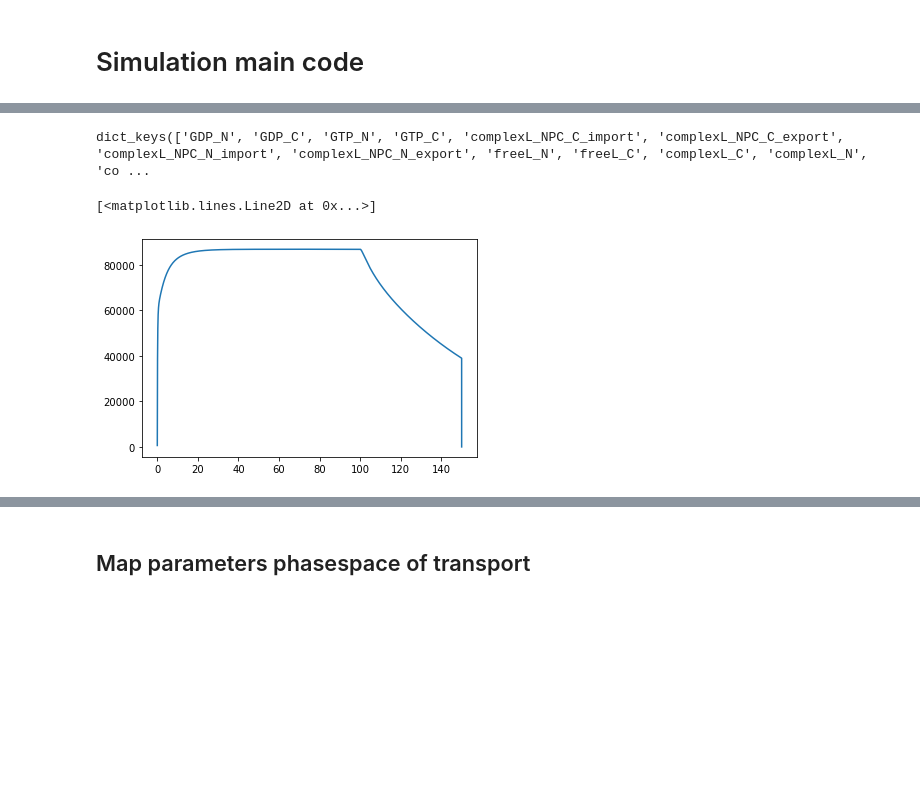
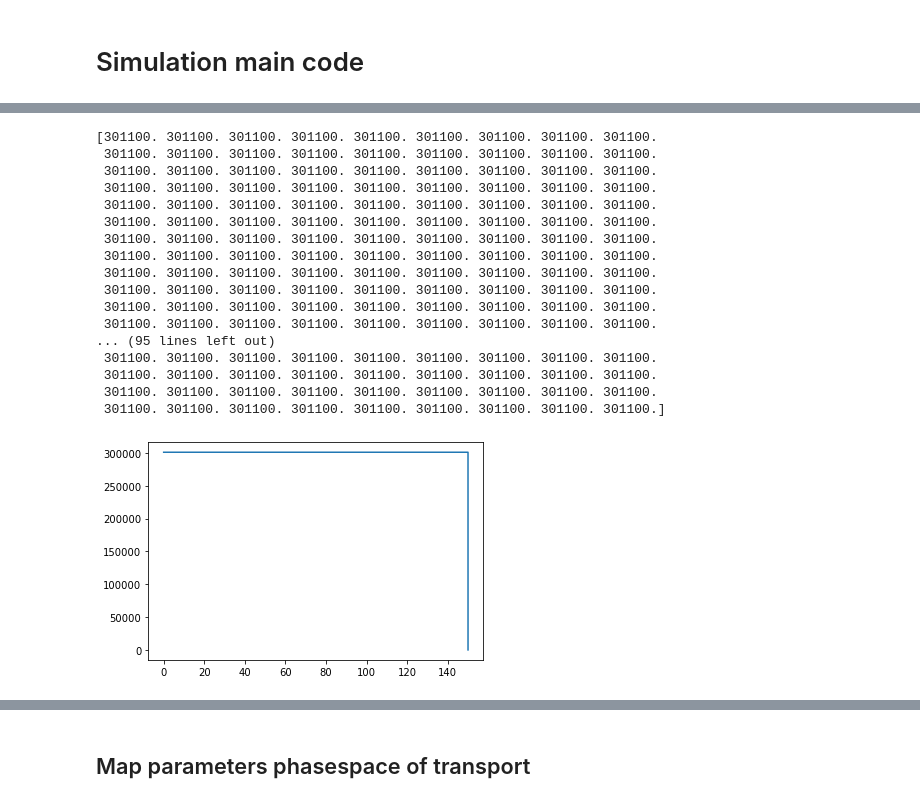
Before and after one commit to ravehlab/npctransport_kinetic, a Jupyter notebook: NPC_FLIP_simulations.ipynb, the cells around one changed output, grey strips where cells are left out. Cells and saved outputs as stored; diff of their text form; code cells hidden in the pictures; blank space fills up the shorter version.

```diff
--- a/NPC_FLIP_simulations.ipynb
+++ b/NPC_FLIP_simulations.ipynb
@@ -57,6 +60,15 @@ def time_series(sim_time_sec, attributes, n_skip=10, dt_sec=1e-3, **kwargs):
   ts= TransportSimulation(**kwargs)
   ts.bleach_start_time_sec= 100.0
   ts.dt_sec= dt_sec
+  ##### DEBUG
+  DEBUG= False
+  if DEBUG:
+      init_params= {"Ran_cell_M": 20e-6}
+      ts= get_new_transport_simulation(**init_params)
+      ts.set_params(
+        max_passive_diffusion_rate_nmol_per_sec_per_M  = 2e+7,
+        fraction_complex_NPC_traverse_per_sec = 1.0)
+  ##### DEBUG
   n= int(np.ceil(sim_time_sec / ts.dt_sec))
   print(f"Running for n={n} time steps")
   n_frames= int(np.floor(n/n_skip)) + 1
@@ -88,7 +100,10 @@ def plot_simulation_attributes(sim_time_sec,
                   n_skip= n_skip,
                   dt_sec= dt_sec,
                   **kwargs)
-  fig, axes= plt.subplots(3,1, figsize=(10,15), squeeze= False)
+  fig, axes= plt.subplots(len(attributes_list),
+                          1,
+                          figsize=(10,15),
+                          squeeze= False)
   for cur_attributes, ax in zip(attributes_list, axes[:,0]):
       print(cur_attributes)
       for attr in cur_attributes:
@@ -107,7 +122,7 @@ def plot_simulation_attributes(sim_time_sec,
         ax.set_ylim(ylim)
   return axes, x, c
 # %%
-sim_time_sec= 150.0
+sim_time_sec= 100.0
 RAN_attributes = ['GDP_N', 'GDP_C', 'GTP_N', 'GTP_C']
 cargoL_attributes= ['complexL_NPC_C_import', 'complexL_NPC_C_export',
                     'complexL_NPC_N_import', 'complexL_NPC_N_export',
@@ -121,10 +136,13 @@ npc_attributes = ['nmol_NPC']
 dock_attributes = ['c_C_M', 'fraction_C_b', 'nmol_NPC', 'NPC_dock_capacity']
 # %%
 is_log= False
+sim_flags= dict(rate_free_to_complex_per_sec=1.0,
+                max_passive_diffusion_rate_nmol_per_sec_per_M=2e7)
 ax, x, c= plot_simulation_attributes(sim_time_sec,
                            [ RAN_attributes,
                              cargoL_attributes,
                              cargoU_attributes ],
                             log= is_log,
-                            dt_sec=1e-3)
+                            dt_sec=1e-3,
+                            **sim_flags)
 # %% [output]
@@ -138,19 +156,36 @@ Cargo after: 301099.9999999986
 # %%
-print(c.keys())
 fig,ax= plt.subplots(1,1)
-ax.plot(x,
-        c['complexL_NPC_C_import']+
-        c['complexL_NPC_C_export']+
-        c['complexL_NPC_N_import']+
-        c['complexL_NPC_N_export'])
+
+total_cargo= 0.0 * c['complexL_NPC_C_import']
+for key in c.keys():
+    if key.startswith('complex') or key.startswith('free'):
+        total_cargo += c[key]
+ax.plot(x, total_cargo)
+print(total_cargo[1:1000])
+
 #plt.show()
 #plt.figure(figsize=(10,5))
 #c=plot_simulation_attributes(sim_time_sec, cargoL_attributes, log= is_log)
 #plt.show()
 #plt.figure(figsize=(10,5))
 #c=plot_simulation_attributes(sim_time_sec, cargoU_attributes, log= is_log)
 #plt.show()
 # %% [output]
-dict_keys(['GDP_N', 'GDP_C', 'GTP_N', 'GTP_C', 'complexL_NPC_C_import', 'complexL_NPC_C_export', 'complexL_NPC_N_import', 'complexL_NPC_N_export', 'freeL_N', 'freeL_C', 'complexL_C', 'complexL_N', 'co ...
+[301100. 301100. 301100. 301100. 301100. 301100. 301100. 301100. 301100.
+ 301100. 301100. 301100. 301100. 301100. 301100. 301100. 301100. 301100.
+ 301100. 301100. 301100. 301100. 301100. 301100. 301100. 301100. 301100.
+ 301100. 301100. 301100. 301100. 301100. 301100. 301100. 301100. 301100.
+ 301100. 301100. 301100. 301100. 301100. 301100. 301100. 301100. 301100.
+ 301100. 301100. 301100. 301100. 301100. 301100. 301100. 301100. 301100.
+ 301100. 301100. 301100. 301100. 301100. 301100. 301100. 301100. 301100.
+ 301100. 301100. 301100. 301100. 301100. 301100. 301100. 301100. 301100.
+ 301100. 301100. 301100. 301100. 301100. 301100. 301100. 301100. 301100.
+ 301100. 301100. 301100. 301100. 301100. 301100. 301100. 301100. 301100.
+ 301100. 301100. 301100. 301100. 301100. 301100. 301100. 301100. 301100.
+ 301100. 301100. 301100. 301100. 301100. 301100. 301100. 301100. 301100.
+... (95 lines left out)
+ 301100. 301100. 301100. 301100. 301100. 301100. 301100. 301100. 301100.
+ 301100. 301100. 301100. 301100. 301100. 301100. 301100. 301100. 301100.
+ 301100. 301100. 301100. 301100. 301100. 301100. 301100. 301100. 301100.
+ 301100. 301100. 301100. 301100. 301100. 301100. 301100. 301100. 301100.]
-[<matplotlib.lines.Line2D at 0x...>]
-[figure, old version]
+[figure, new version]
```
Also changed, not shown: parts of 15 cells of this notebook, 1 other file.
